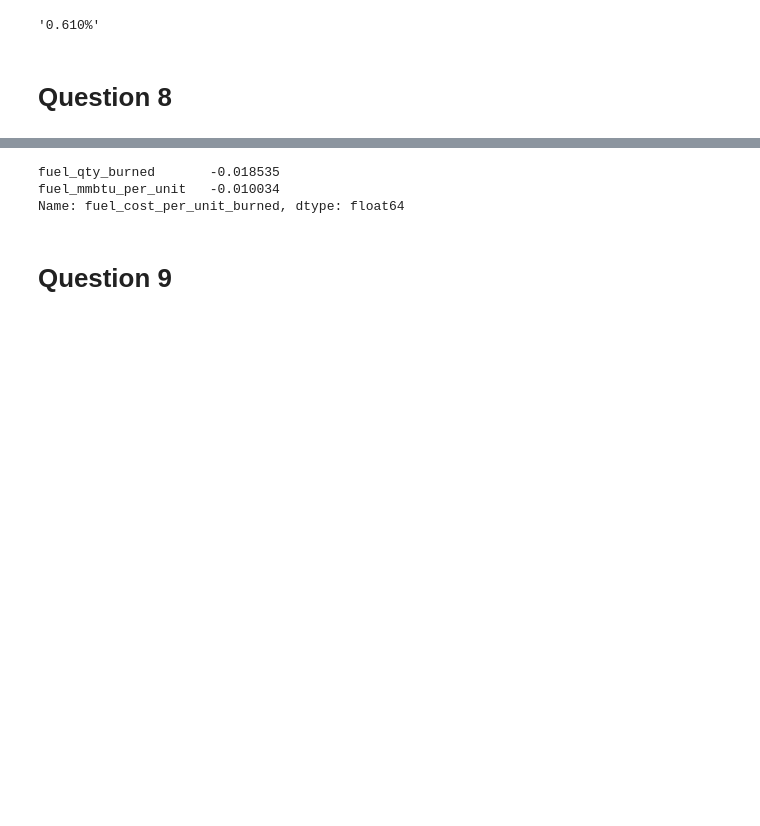
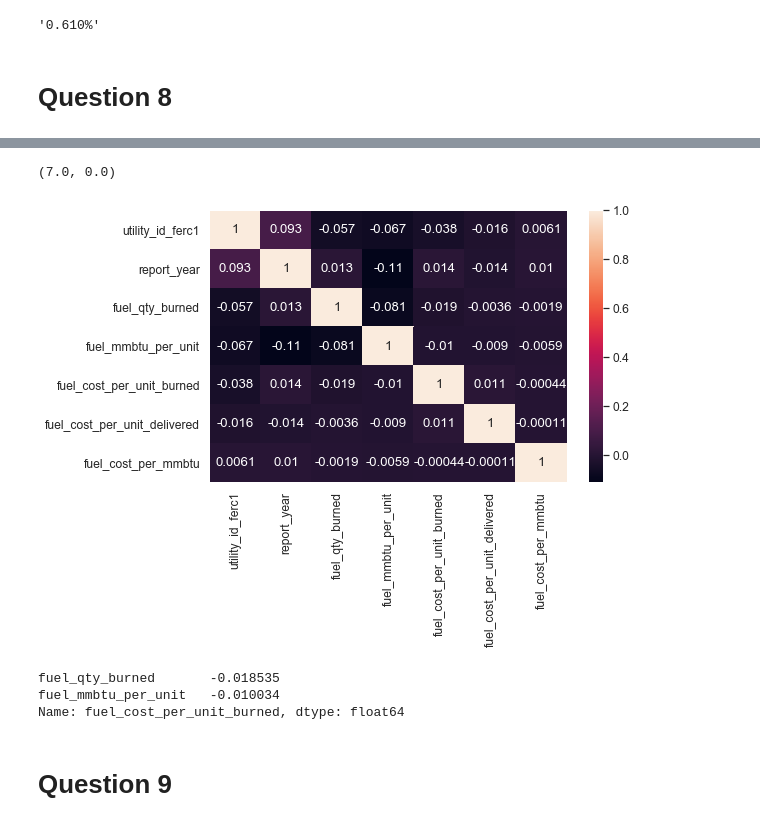
Before and after one commit to olufunmiruth/hamoye, a Jupyter notebook: Quiz_stage_A.ipynb, the cells around one changed output, grey strips where cells are left out. Saved outputs shown, nothing was run; the diff lists cells and outputs as text; code cells hidden in the pictures; blank space fills up the shorter version.

```diff
--- a/Quiz_stage_A.ipynb
+++ b/Quiz_stage_A.ipynb
@@ -144,4 +174,12 @@ num_corr
 | fuel_cost_per_unit_burned | -0.037863 | 0.013599 | -0.018535 | -0.010034 | 1.000000 | ... |
 | fuel_cost_per_unit_delivered | -0.016414 | -0.014043 | -0.003551 | -0.009039 | 0.011007 | ... |
 | fuel_cost_per_mmbtu | 0.006122 | 0.010261 | -0.001896 | -0.005884 | -0.000437 | ... |
+# %%
+#the correlation matrix on a heatmap is displayed as follows
+corr = sns.heatmap(num_corr,annot= True)
+bottom, top = corr.get_ylim()
+corr.set_ylim(bottom + 0.5,top - 0.5)
+# %% [output]
+(7.0, 0.0)
+[figure, added]
 # %%
```
Also changed, not shown: parts of 20 cells of this notebook.
